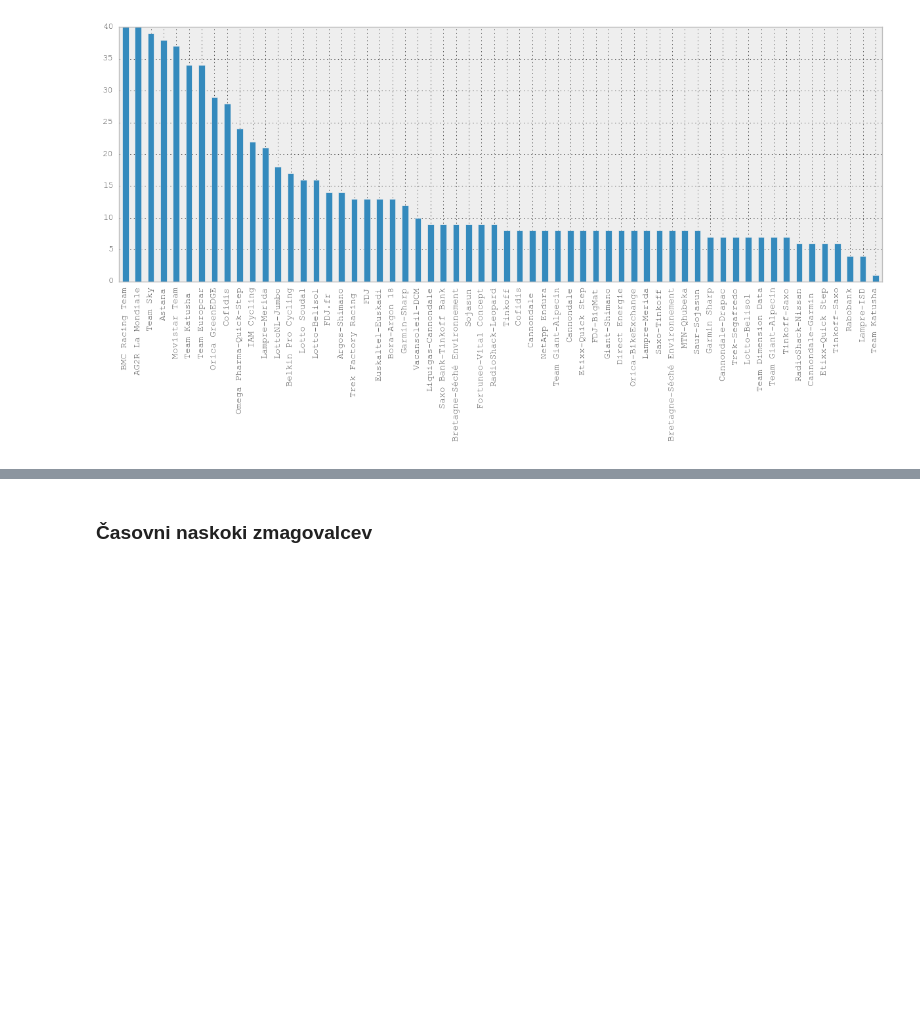
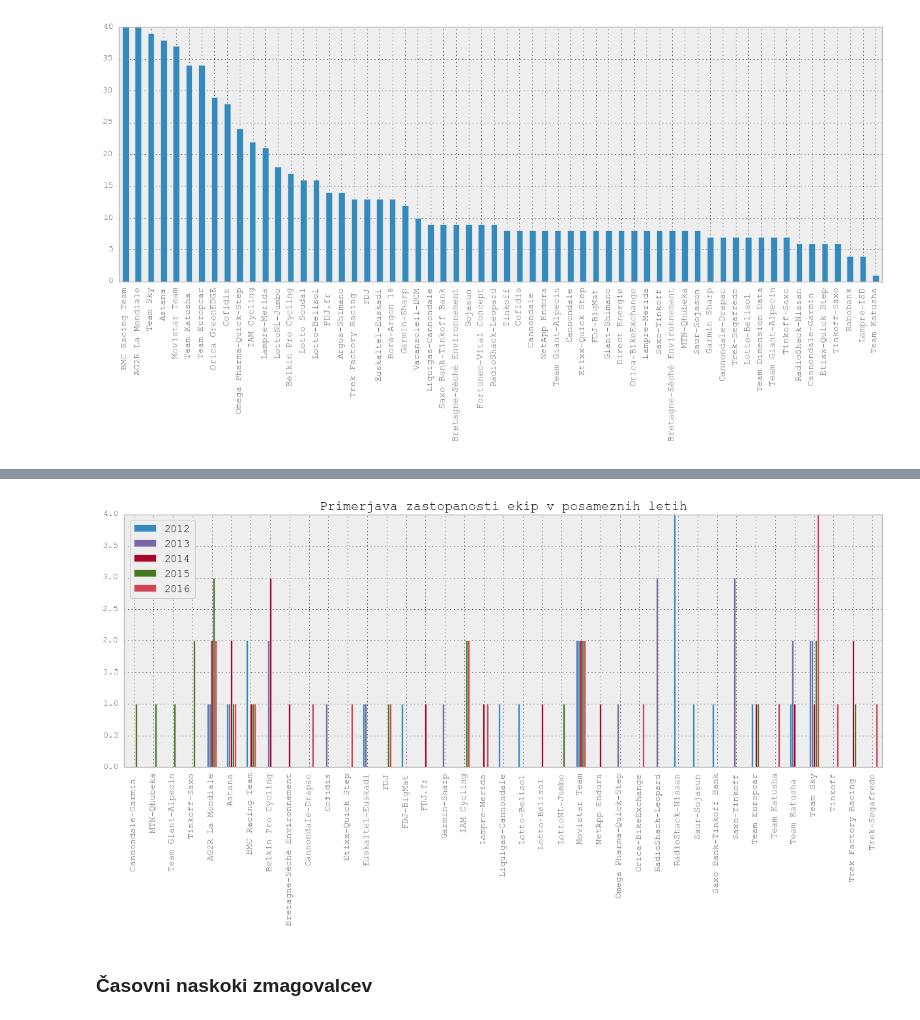
Before and after one commit to aeTS/Projekt-PRO1, a Jupyter notebook: Projekt_analiza_Tour.ipynb, the cells around one changed output, grey strips where cells are left out. Cells and saved outputs as stored; diff of their text form; code cells hidden in the pictures; blank space fills up the shorter version.

```diff
--- a/Projekt_analiza_Tour.ipynb
+++ b/Projekt_analiza_Tour.ipynb
@@ -139,3 +158,18 @@ vse['ekipa'].value_counts().plot(kind='bar')
+# %%
+ru2 = pd.DataFrame(r2012[:20]['ekipa'].value_counts())
+ru2.columns = ['2012']
+ru3 = pd.DataFrame(r2013[:20]['ekipa'].value_counts())
+ru3.columns = ['2013']
+ru4 = pd.DataFrame(r2014[:20]['ekipa'].value_counts())
+ru4.columns = ['2014']
+ru5 = pd.DataFrame(r2015[:20]['ekipa'].value_counts())
+ru5.columns = ['2015']
+ru6 = pd.DataFrame(r2016[:20]['ekipa'].value_counts())
+ru6.columns = ['2016']
+R1 = pd.concat([ru2, ru3, ru4, ru5, ru6], axis = 1).plot(kind='bar',
+                                                        title='Primerjava zastopanosti ekip v posameznih letih')
+# %% [output]
+[figure, added]
 # %% [markdown]
 ### Časovni naskoki zmagovalcev
 # %%
```
Also changed, not shown: parts of 14 cells of this notebook.
